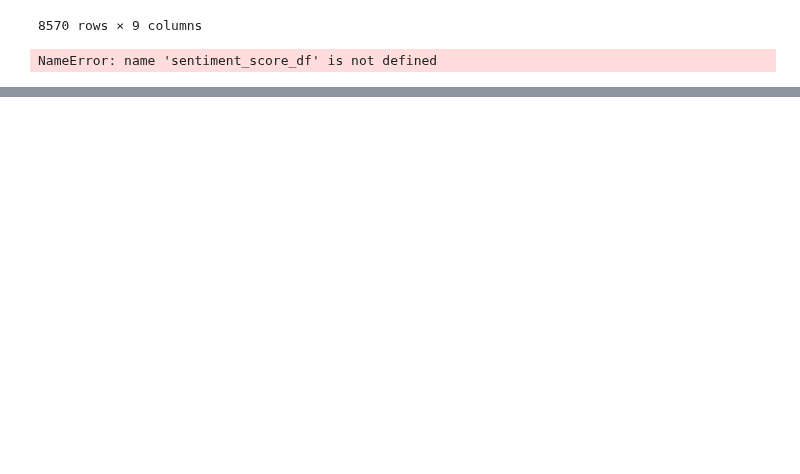
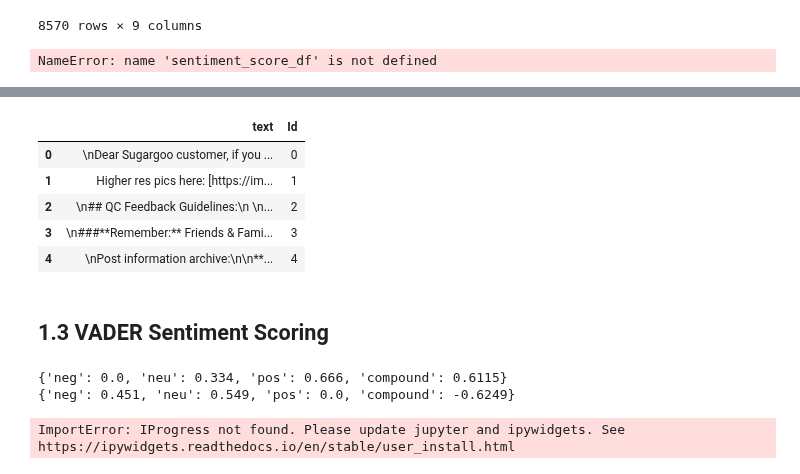
Before and after one commit to HuanSunGo/Quantilope_Core, a Jupyter notebook: src/reddit_analysis/Key_Word_Reddit_API_Aug_Sept-3.ipynb, the cells around one changed output, grey strips where cells are left out. Saved outputs shown, nothing was run; the diff lists cells and outputs as text; code cells hidden in the pictures; blank space fills up the shorter version.

```diff
--- a/src/reddit_analysis/Key_Word_Reddit_API_Aug_Sept-3.ipynb
+++ b/src/reddit_analysis/Key_Word_Reddit_API_Aug_Sept-3.ipynb
@@ -504,0 +771,14 @@ NameError: name 'sentiment_score_df' is not defined
+# %%
+# maybe try to put the raw data in frist
+text_raw_df = pd.DataFrame(text_raw)
+text_raw_df['Id'] = [num for num in range(0,len(text_raw_df))]
+text_raw_df.head()
+# %% [output]
+|  | text | Id |
+| 0 | \nDear Sugargoo customer, if you ... | 0 |
+| 1 | Higher res pics here: [https://im... | 1 |
+| 2 | \n## QC Feedback Guidelines:\n \n... | 2 |
+| 3 | \n###**Remember:** Friends & Fami... | 3 |
+| 4 | \nPost information archive:\n\n**... | 4 |
+# %% [markdown]
+## 1.3 VADER Sentiment Scoring
@@ -504,0 +791,19 @@ NameError: name 'sentiment_score_df' is not defined
+# %%
+# create the sentiment analysis object, the returning scores are from 0 to 1
+sia = SentimentIntensityAnalyzer()
+
+# show case of the returns, the final `compound` result is from -1 to 1
+print(sia.polarity_scores("I'm so happy"))
+print(sia.polarity_scores("This is the worst thing ever"))
+# %% [output]
+{'neg': 0.0, 'neu': 0.334, 'pos': 0.666, 'compound': 0.6115}
+{'neg': 0.451, 'neu': 0.549, 'pos': 0.0, 'compound': -0.6249}
+# %%
+# sentiment analysis using the cleaned text file
+res = {}
+for i, row in tqdm(text_clean.iterrows(), total = len(text_clean)):
+    text = row['text']
+    myid = row['Id']
+    res[myid] = sia.polarity_scores(text)
+# %% [output]
+ImportError: IProgress not found. Please update jupyter and ipywidgets. See https://ipywidgets.readthedocs.io/en/stable/user_install.html
```
Also changed, not shown: parts of 29 cells of this notebook.
